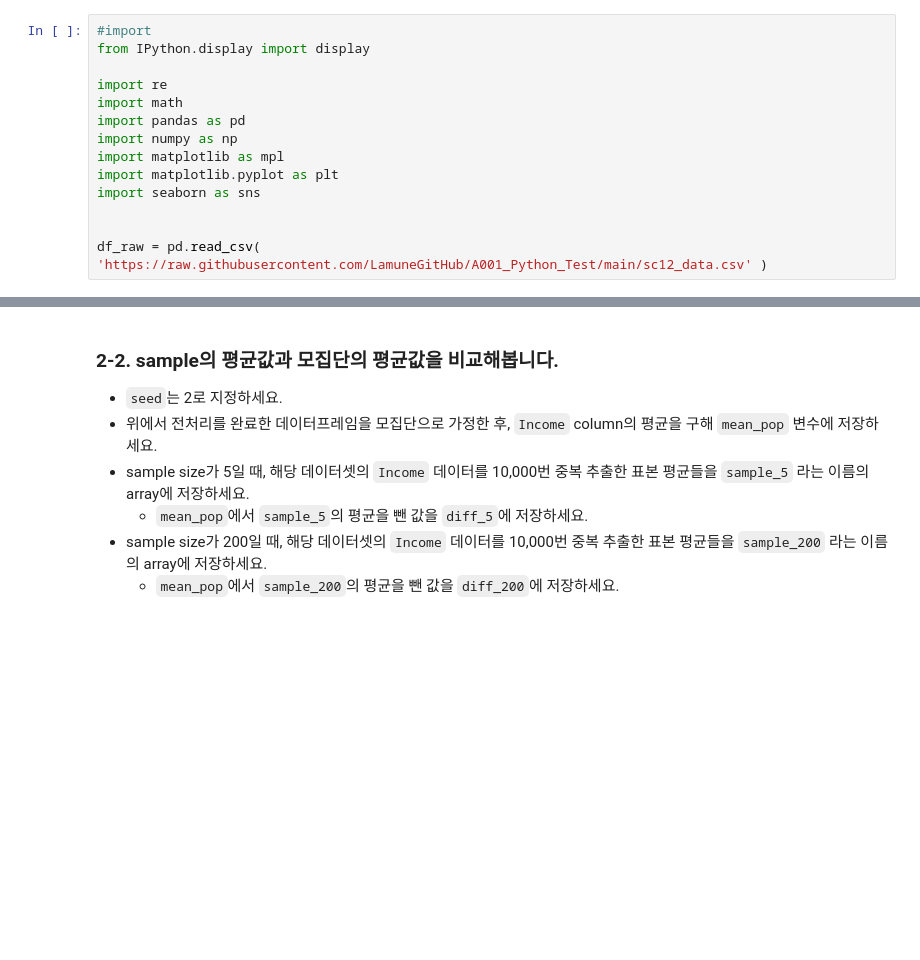
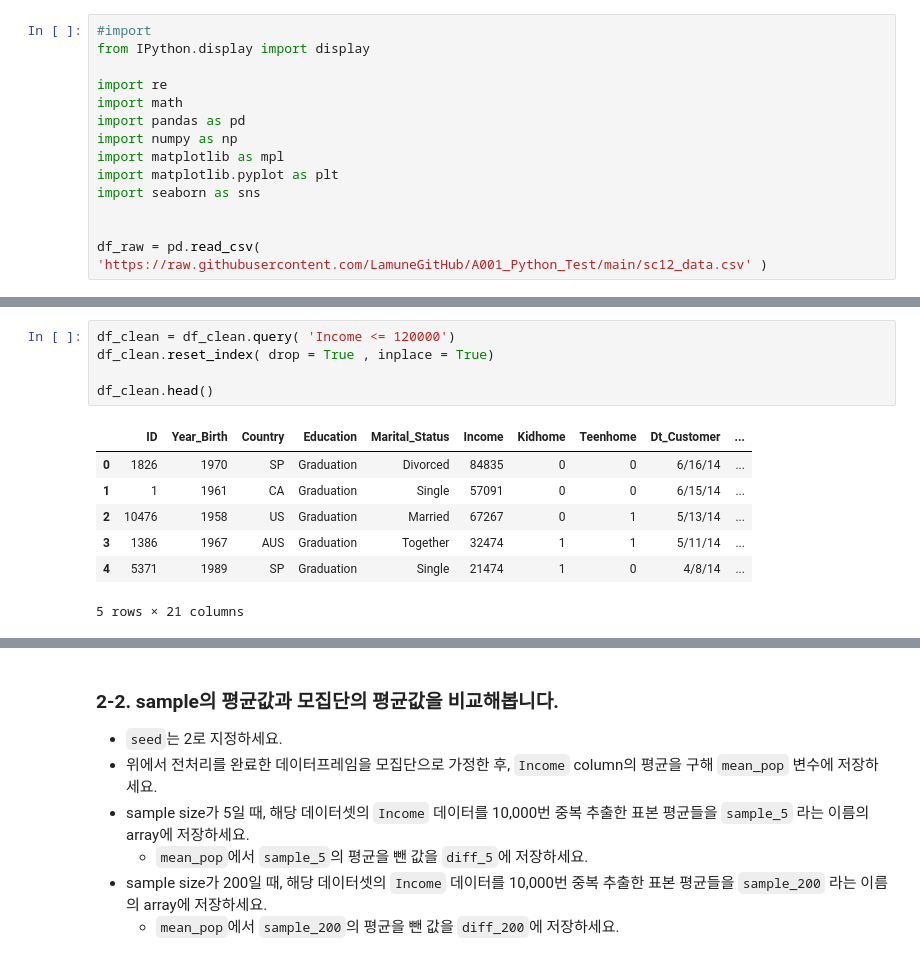
Before and after one commit to LamuneGitHub/A001_Python_Test, a Jupyter notebook: ai15-sc12x-이상필.ipynb, the cells around one changed output, grey strips where cells are left out. Cells and saved outputs as stored; diff of their text form; blank space fills up the shorter version.

```diff
--- a/ai15-sc12x-이상필.ipynb
+++ b/ai15-sc12x-이상필.ipynb
@@ -128,0 +201,13 @@ df_raw = pd.read_csv( 'https://raw.githubusercontent.com/LamuneGitHub/A001_Pytho
+# %%
+df_clean = df_clean.query( 'Income <= 120000')
+df_clean.reset_index( drop = True , inplace = True)
+
+df_clean.head()
+# %% [output]
+|  | ID | Year_Birth | Country | Education | Marital_Status | Income | Kidhome | Teenhome | Dt_Customer | ... |
+| 0 | 1826 | 1970 | SP | Graduation | Divorced | 84835 | 0 | 0 | 6/16/14 | ... |
+| 1 | 1 | 1961 | CA | Graduation | Single | 57091 | 0 | 0 | 6/15/14 | ... |
+| 2 | 10476 | 1958 | US | Graduation | Married | 67267 | 0 | 1 | 5/13/14 | ... |
+| 3 | 1386 | 1967 | AUS | Graduation | Together | 32474 | 1 | 1 | 5/11/14 | ... |
+| 4 | 5371 | 1989 | SP | Graduation | Single | 21474 | 1 | 0 | 4/8/14 | ... |
+5 rows × 21 columns
```
Also changed, not shown: parts of 10 cells of this notebook.
